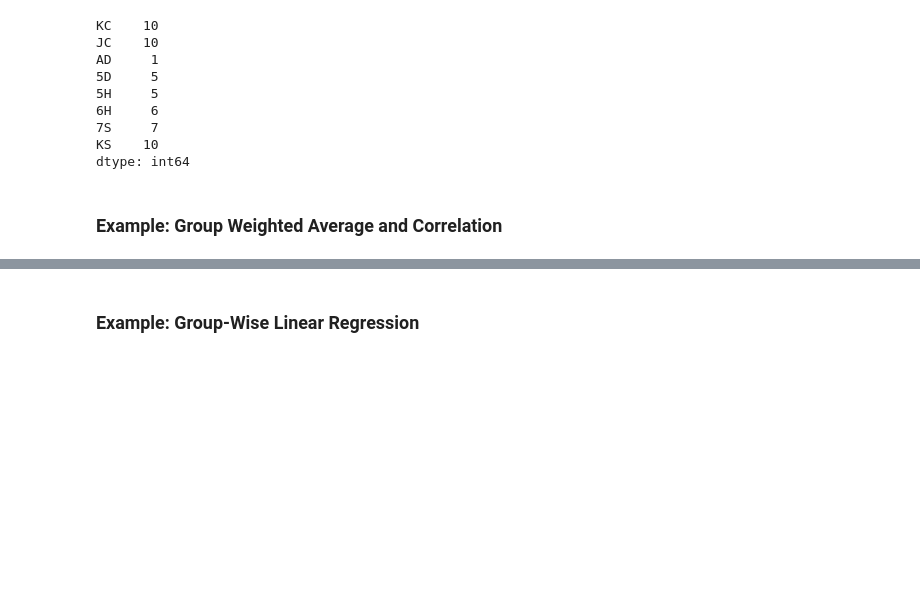
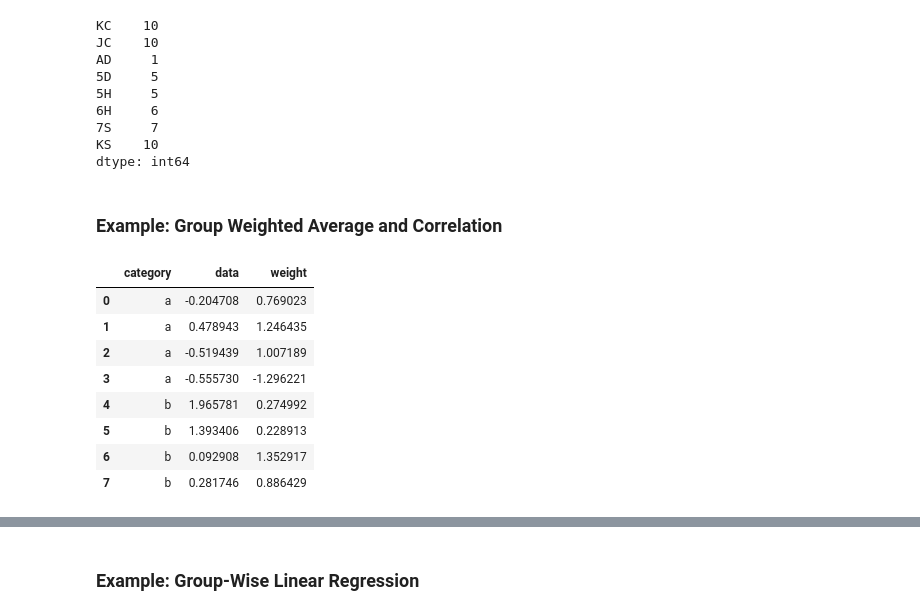
Before and after one commit to rhodapang/Python-for-data-analysis, a Jupyter notebook: ch10 Data Aggregation and group operation.ipynb, the cells around one changed output, grey strips where cells are left out. Cells and saved outputs as stored; diff of their text form; code cells hidden in the pictures; blank space fills up the shorter version.

```diff
--- a/ch10 Data Aggregation and group operation.ipynb
+++ b/ch10 Data Aggregation and group operation.ipynb
@@ -827,8 +827,20 @@ dtype: int64
 # %% [markdown]
 ### Example: Group Weighted Average and Correlation
 # %%
-df = pd.DataFrame({'category': ['a', 'a', 'a', 'a',
+df = pd.DataFrame({'category':['a', 'a', 'a', 'a',
                                 'b', 'b', 'b', 'b'],
-                   'data': np.random.randn(8),
-                   'weights': np.random.rand(8)})
+                   'data':np.random.randn(8),
+                   'weight':np.random.randn(8)
+
+})
 df
+# %% [output]
+|  | category | data | weight |
+| 0 | a | -0.204708 | 0.769023 |
+| 1 | a | 0.478943 | 1.246435 |
+| 2 | a | -0.519439 | 1.007189 |
+| 3 | a | -0.555730 | -1.296221 |
+| 4 | b | 1.965781 | 0.274992 |
+| 5 | b | 1.393406 | 0.228913 |
+| 6 | b | 0.092908 | 1.352917 |
+| 7 | b | 0.281746 | 0.886429 |
```
Also changed, not shown: parts of 2 cells of this notebook.
